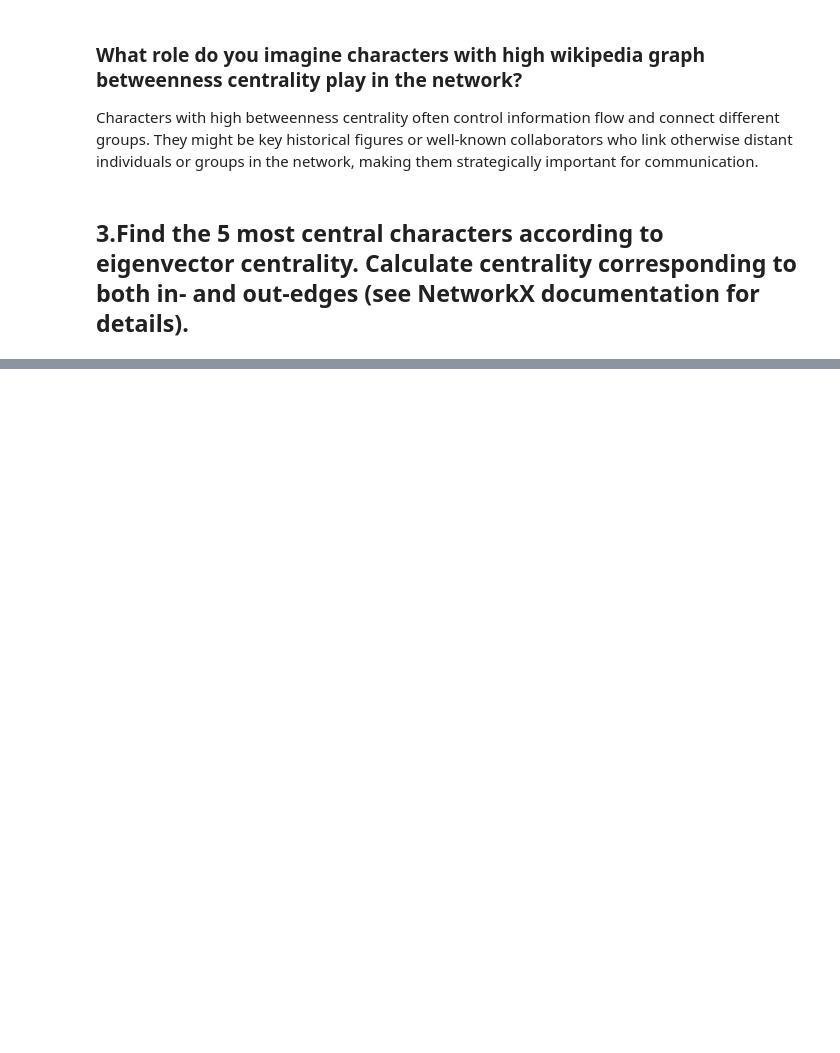
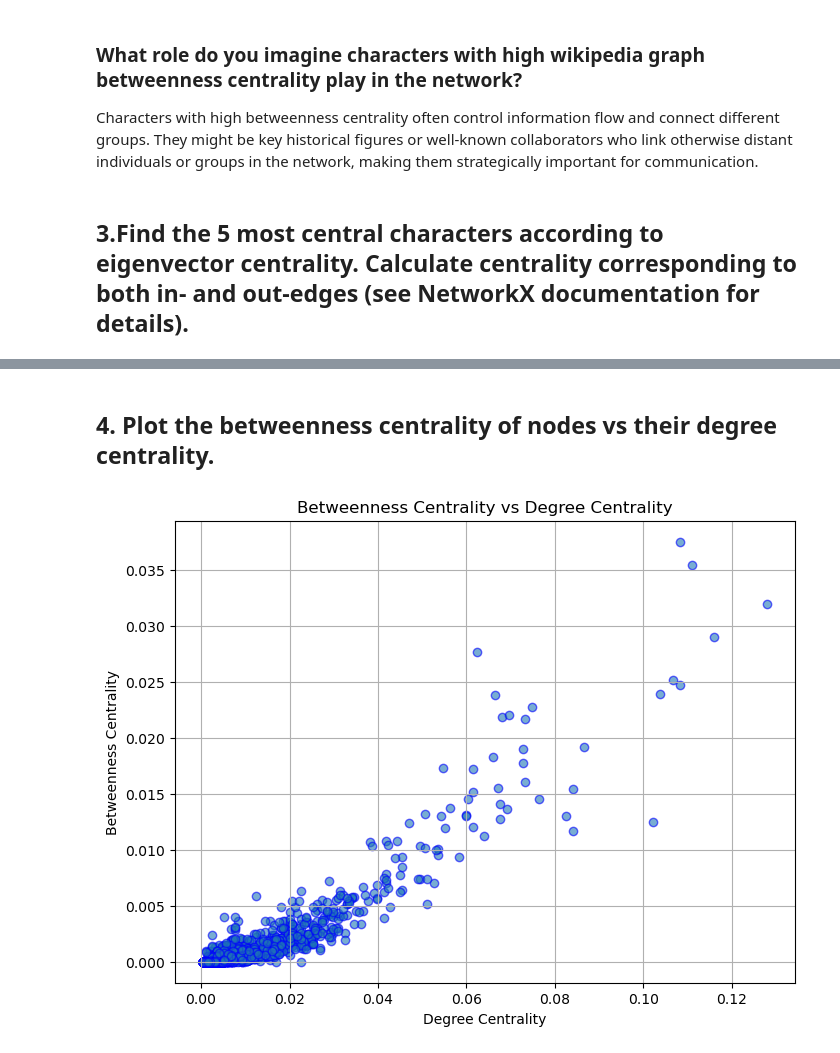
Before and after one commit to Ayafahim/social_graphs, a Jupyter notebook: Alec-jawa/week5/partB.ipynb, the cells around one changed output, grey strips where cells are left out. Saved outputs shown, nothing was run; the diff lists cells and outputs as text; code cells hidden in the pictures; blank space fills up the shorter version.

```diff
--- a/Alec-jawa/week5/partB.ipynb
+++ b/Alec-jawa/week5/partB.ipynb
@@ -460,0 +568,24 @@ Characters with high betweenness centrality often control information flow and c
+# %% [markdown]
+## 4. Plot the betweenness centrality of nodes vs their degree centrality.
+# %%
+
+
+# Step 1: Calculate betweenness centrality and degree centrality
+betweenness_centrality = nx.betweenness_centrality(G)
+degree_centrality = nx.degree_centrality(G)
+
+# Step 2: Prepare data for plotting
+betweenness_values = list(betweenness_centrality.values())
+degree_values = list(degree_centrality.values())
+
+# Step 3: Plot the betweenness centrality vs degree centrality
+plt.figure(figsize=(8, 6))
+plt.scatter(degree_values, betweenness_values, alpha=0.6, edgecolors='b')
+plt.title("Betweenness Centrality vs Degree Centrality")
+plt.xlabel("Degree Centrality")
+plt.ylabel("Betweenness Centrality")
+plt.grid(True)
+
+plt.show()
+# %% [output]
+[figure, added]
```
Also changed, not shown: parts of 22 cells of this notebook.
